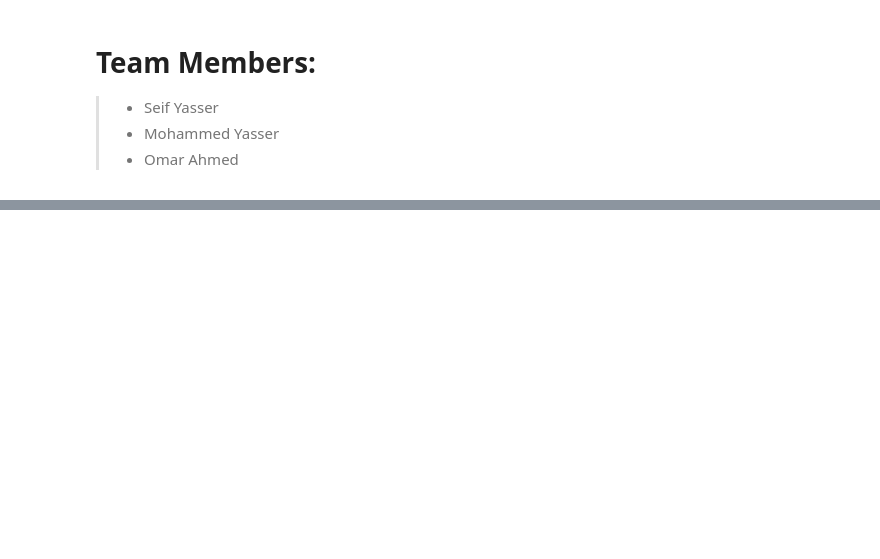
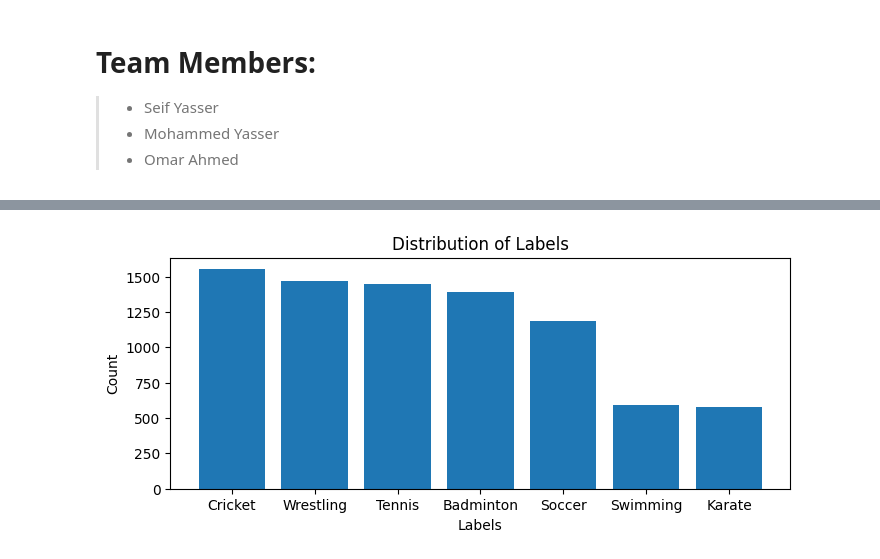
Before and after one commit to Seif-Yasser-Ahmed/Sports-Image-Classification, a Jupyter notebook: notebooks/main.ipynb, the cells around one changed output, grey strips where cells are left out. Saved outputs shown, nothing was run; the diff lists cells and outputs as text; code cells hidden in the pictures; blank space fills up the shorter version.

```diff
--- a/notebooks/main.ipynb
+++ b/notebooks/main.ipynb
@@ -47,0 +87,9 @@ test_dataset = Dataset(csv_file=csv_path, file_path=dataset_path, split='test',
+# %%
+plt.figure(figsize=(8, 3))
+plt.bar(label_counts.index, label_counts.values)
+plt.xlabel('Labels')
+plt.ylabel('Count')
+plt.title('Distribution of Labels')
+plt.show()
+# %% [output]
+[figure, added]
```
Also changed, not shown: parts of 38 cells of this notebook, 13 other files.
